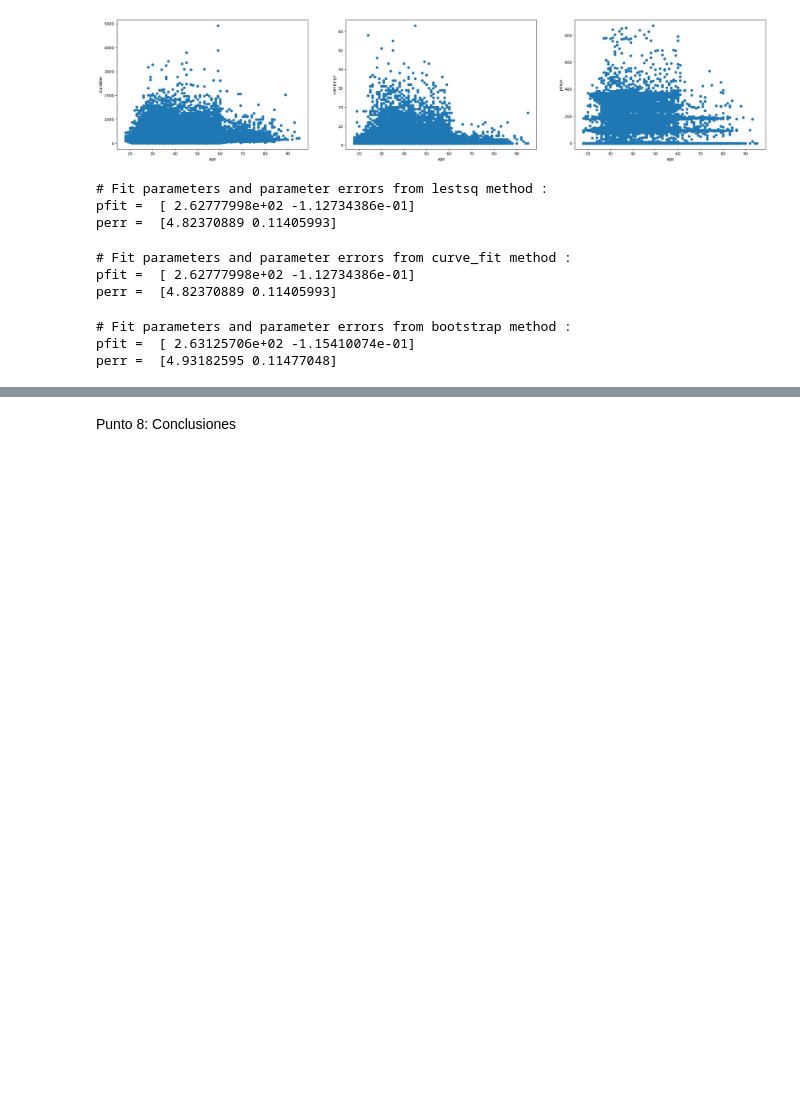
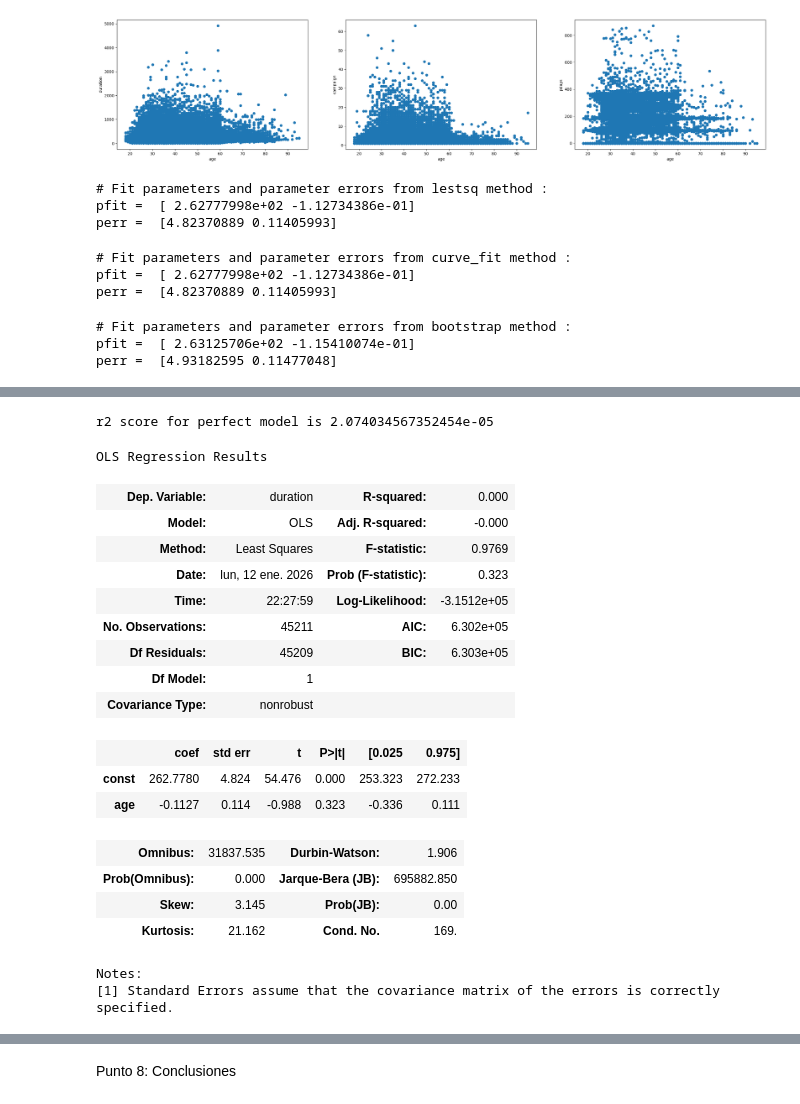
Before and after one commit to TheMaorba/DataMining, a Jupyter notebook: Tarea2/Tarea2.ipynb, the cells around one changed output, grey strips where cells are left out. Saved outputs shown, nothing was run; the diff lists cells and outputs as text; code cells hidden in the pictures; blank space fills up the shorter version.

```diff
--- a/Tarea2/Tarea2.ipynb
+++ b/Tarea2/Tarea2.ipynb
@@ -423,0 +462,43 @@ perr =  [4.93182595 0.11477048]
+# %%
+def r2_hand(y,yhat):
+    SST=np.sum((y-np.mean(y))**2)
+    SSE=np.sum((y-yhat)**2)
+    R2=(SST-SSE)/SST
+    return R2
+print('r2 score for perfect model is', r2_hand(df0["duration"], f(x0,*pfit)))
+# %% [output]
+r2 score for perfect model is 2.074034567352454e-05
+# %%
+import statsmodels.api as sm
+from statsmodels.tools.eval_measures import rmse
+from statsmodels.stats.outliers_influence import variance_inflation_factor
+
+X = df0['age']   # independent variables
+y = df0['duration']   # dependent variables
+
+# to get intercept -- this is optional
+X = sm.add_constant(X)
+
+# fit the regression model
+reg = sm.OLS(y, X).fit()
+reg.summary()
+# %% [output]
+OLS Regression Results
+| Dep. Variable: | duration | R-squared: | 0.000 |
+| Model: | OLS | Adj. R-squared: | -0.000 |
+| Method: | Least Squares | F-statistic: | 0.9769 |
+| Date: | lun, 12 ene. 2026 | Prob (F-statistic): | 0.323 |
+| Time: | 22:27:59 | Log-Likelihood: | -3.1512e+05 |
+| No. Observations: | 45211 | AIC: | 6.302e+05 |
+| Df Residuals: | 45209 | BIC: | 6.303e+05 |
+| Df Model: | 1 |  |  |
+| Covariance Type: | nonrobust |  |  |
+|  | coef | std err | t | P>|t| | [0.025 | 0.975] |
+| const | 262.7780 | 4.824 | 54.476 | 0.000 | 253.323 | 272.233 |
+| age | -0.1127 | 0.114 | -0.988 | 0.323 | -0.336 | 0.111 |
+| Omnibus: | 31837.535 | Durbin-Watson: | 1.906 |
+| Prob(Omnibus): | 0.000 | Jarque-Bera (JB): | 695882.850 |
+| Skew: | 3.145 | Prob(JB): | 0.00 |
+| Kurtosis: | 21.162 | Cond. No. | 169. |
+Notes:
+[1] Standard Errors assume that the covariance matrix of the errors is correctly specified.
```
Also changed, not shown: parts of 10 cells of this notebook.
